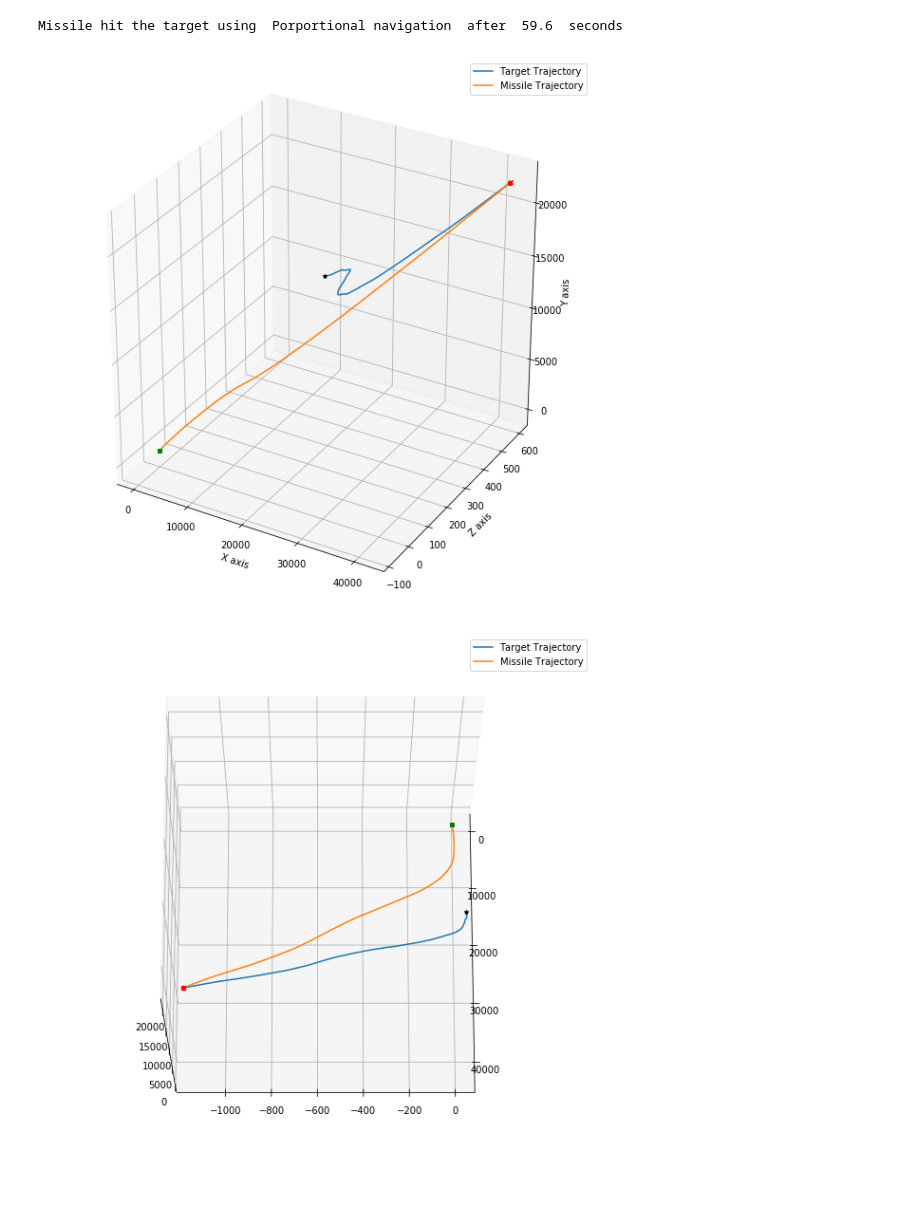
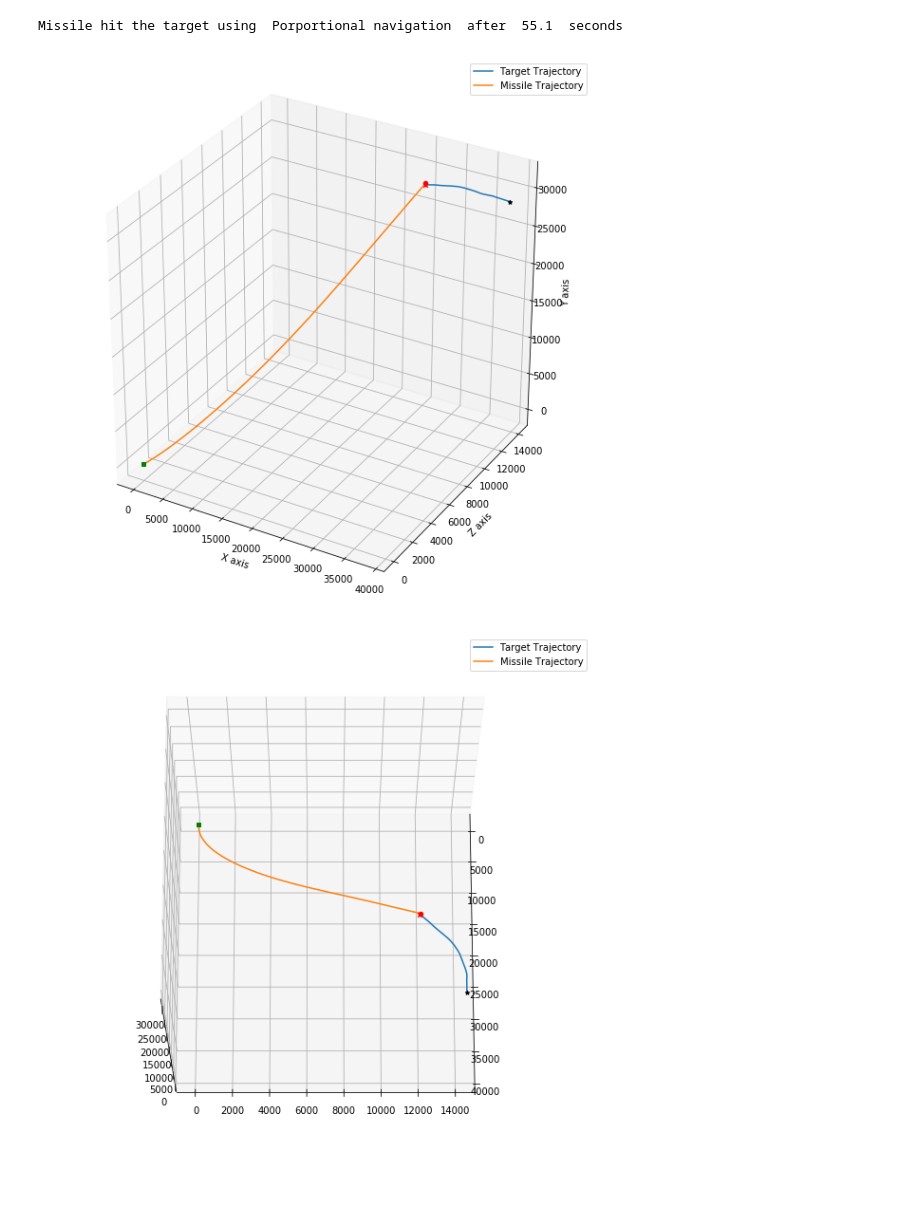
Before and after one commit to Abdelrahman350/Guidance, a Jupyter notebook: Homing_Guidance.ipynb, the cells around one changed output. Cells and saved outputs as stored; diff of their text form; code cells hidden in the pictures.

```diff
--- a/Homing_Guidance.ipynb
+++ b/Homing_Guidance.ipynb
@@ -46,10 +46,10 @@ class RungeKutta:
         self.dt = dt
 
     def rungeKuttaSolve(self):
-        k1 = self.dt * self.f(self.t0, self.y0)
-        k2 = self.dt * self.f(self.t0 + 0.5 * self.dt, self.y0 + 0.5 * k1)
-        k3 = self.dt * self.f(self.t0 + 0.5 * self.dt, self.y0 + 0.5 * k2)
-        k4 = self.dt * self.f(self.t0 + self.dt, self.y0 + k3)
+        k1 = self.f(self.t0, self.y0)
+        k2 = self.f(self.t0 + 0.5 * self.dt, self.y0 + 0.5 * k1)
+        k3 = self.f(self.t0 + 0.5 * self.dt, self.y0 + 0.5 * k2)
+        k4 = self.f(self.t0 + self.dt, self.y0 + k3)
         y = (k1 + k2 + k2 + k3 + k3 + k4) / 6
 
         return y
@@ -85,15 +85,31 @@ def epsilon0_sigma0(target, missile):
     sigma0 = acos(BCdotCD / (CD_mg * BC_mg))
     return epsilon0, sigma0
 # %%
+epsilon0 = 35
+sigma0 = 20
+Vt = 400
+Vm = 800
+D0 = 50000
+
+xt = D0 * cos(radians(epsilon0))*cos(radians(sigma0))
+zt = D0 * cos(radians(epsilon0))*sin(radians(sigma0))
+yt = D0 * sin(radians(epsilon0))
+
 dt = 0.1
 tf = 100
 time = np.arange(0, tf, dt)
-target = Vehicle(v = 200, x = 37*1000*cos(radians(35)), z = 0, y = 37*1000*sin(radians(35)), theta = radians(0), phi = radians(0))
+target = Vehicle(v = 200, x = xt, z = zt, y = yt, theta = radians(180), phi = radians(0))
 missile = Vehicle(v = 800, x = 0, z = 0, y = 0, theta = radians(0), phi = radians(0))
 
 G = 2
 Guidance_Laws = ["Pure pursuit", "Deviated pursuit", "Porportional navigation"]
 Guidance_Law = Guidance_Laws[G]
+
+S = 1
+Solvers = ["Euler", "Runge kutta"]
+solver = Solvers[S]
+
+manuver_target = True
 
 D       = [None] * len(time)
 epsilon = [None] * len(time)
@@ -115,27 +131,43 @@ for i in range(1, len(time)):
     sigma0 = sigma[i-1]
 
     # Target moves
-    maxdef = 5 * dt
-    dtheta_t = radians(random.uniform(-maxdef, maxdef))
-    dphi_t = radians(random.uniform(-maxdef, maxdef))
-    target.update(0, dtheta_t, dphi_t, dt)
+    if manuver_target == True:
+        maxdef = 8 * dt
+        dtheta_t = radians(random.uniform(-maxdef, maxdef))
+        dphi_t = radians(random.uniform(-maxdef, maxdef))
+        target.update(0, dtheta_t, dphi_t, dt)
+    else:
+        dtheta_t = 0
+        dphi_t = 0
+        target.update(0, dtheta_t, dphi_t, dt)
 
     # Missile observes
-    D_d = target.v * cos(sigma[i-1]-target.phi) * cos(epsilon[i-1]-target.theta) - missile.v * cos(sigma[i-1]-missile.phi) * cos(epsilon[i-1]-missile.theta)
-    epsilon_d = (missile.v * cos(sigma[i-1]-missile.phi) * sin(epsilon[i-1]-missile.theta) - target.v * cos(sigma[i-1]-target.phi) * sin(epsilon[i-1]-target.theta))/D[i-1]
-    sigma_d = (missile.v * sin(sigma[i-1]-missile.phi) * cos(missile.theta) - target.v * sin(sigma[i-1]-target.phi) * cos(target.theta))/(D[i-1]*cos(epsilon[i-1]))
+    if solver == "Euler":
+        D_d = D_dotf(t0, D0)
+        epsilon_d = epsilon_dotf(t0, epsilon0)
+        sigma_d = sigma_dotf(t0, sigma0)
+    elif solver == "Runge kutta":
+        D_Runge = RungeKutta(D_dotf, t0, D0, dt)
+        D_d = D_Runge.rungeKuttaSolve()
+        epsilon_Runge = RungeKutta(epsilon_dotf, t0, epsilon0, dt)
+        epsilon_d = epsilon_Runge.rungeKuttaSolve()
+        sigma_Runge = RungeKutta(sigma_dotf, t0, sigma0, dt)
+        sigma_d = sigma_Runge.rungeKuttaSolve()
 
     # Missile updates its belief about target
     epsilon[i] = epsilon[i-1] + epsilon_d * dt
     sigma[i] = sigma[i-1] + sigma_d * dt
     D[i] = D[i-1] + D_d * dt
-    if abs(D[i]) < 20:
+    if abs(D[i]) < 30:
         print("Missile hit the target using ", Guidance_Law," after ", time[i]," seconds")
         break
     elif D[i] > D[i-1]:
         missflag = missflag + 1
         if missflag == 2:
             print("Missile missed the target")
+            break
+    else:
+        missflag = 0
 
     thetaM_old = missile.theta
     phiM_old = missile.phi
@@ -157,36 +189,35 @@ for i in range(1, len(time)):
         phiM_new = phiM_old + k2 * sigma_d * dt
 
     # Missile Pursuits
     dtheta_m = thetaM_new - thetaM_old
     dphi_m = phiM_new - phiM_old
     missile.update(0, dtheta_m, dphi_m, dt)
     thetam[i] = missile.theta
 
 fig = plt.figure(figsize=(8, 8))
 ax = Axes3D(fig)
 #ax.set_xlim3d(-5000, 80000)
 #ax.set_ylim3d(-5000, 80000)
 #ax.set_zlim3d(-5000, 80000)
 ax.set_xlabel('X axis')
 ax.set_zlabel('Y axis')
 ax.set_ylabel('Z axis')
 
 xt, zt, yt = zip(*target.position)
 xm, zm, ym = zip(*missile.position)
 
 ax.plot(xt, zt, yt, label='Target Trajectory')
 ax.plot(xm, zm, ym, label='Missile Trajectory')
 ax.scatter(xt[-1], zt[-1], yt[-1], c='r', marker='x')   # End point
 ax.scatter(xt[0], zt[0], yt[0], c='k', marker='*')   # Start point
 ax.scatter(xm[-1], zm[-1], ym[-1], c='r', marker='o')   # End point
 ax.scatter(xm[0], zm[0], ym[0], c='g', marker='s')   # Start point
 ax.legend()
-#ax.view_init(70, 0)
 plt.grid()
 plt.show()
 # %% [output]
-Missile hit the target using  Porportional navigation  after  59.6  seconds
+Missile hit the target using  Porportional navigation  after  55.1  seconds
-[figure, old version]
+[figure, new version]
 # %%
 fig = plt.figure(figsize=(8, 8))
 ax = Axes3D(fig)
@@ -202,6 +233,6 @@ ax.view_init(70, 0)
 plt.grid()
 plt.show()
 # %% [output]
-[figure, old version]
+[figure, new version]
 # %%
 fig = plt.figure(figsize=(8, 8))
```
Also changed, not shown: parts of 3 cells of this notebook, 2 other files.
